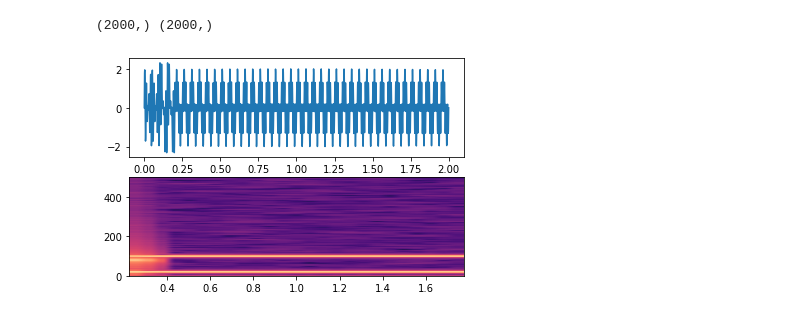
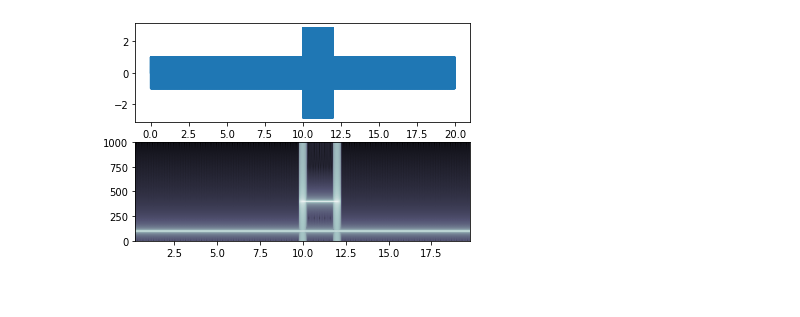
Before and after one commit to farooqhasny/ERT3PY, a Jupyter notebook: ERT3FFT.ipynb, the cells around one changed output. Drawn from its saved outputs; the diff is of its cells as text; code cells hidden in the pictures.

```diff
--- a/ERT3FFT.ipynb
+++ b/ERT3FFT.ipynb
@@ -42,16 +40,30 @@ xf  (1000,) 2000 (2000,)
 # %%
-NFFT = 512  # the length of the windowing segments
-print(t.shape,y.shape)
+# Fixing random state for reproducibility
+np.random.seed(19680801)
+
+dt = 0.0005
+t = np.arange(0.0, 20.0, dt)
+s1 = np.sin(2 * np.pi * 100 * t)
+s2 = 2 * np.sin(2 * np.pi * 400 * t)
+
+# create a transient "chirp"
+s2[t <= 10] = s2[12 <= t] = 0
+
+# add some noise into the mix
+nse = 0.01 * np.random.random(size=len(t))
+
+x = s1 + s2 # + nse  # the signal
+NFFT = 1024  # the length of the windowing segments
+Fs = int(1.0 / dt)  # the sampling frequency
+
 fig, (ax1, ax2) = plt.subplots(nrows=2)
-ax1.plot(t, y)
-# ax1.plot(t[:800], y[:800])
-Pxx, freqs, bins, im = ax2.specgram(y, NFFT=NFFT, Fs=Fs, noverlap=450,cmap="magma")
+ax1.plot(t, x)
+Pxx, freqs, bins, im = ax2.specgram(x, NFFT=NFFT, Fs=Fs, noverlap=900,cmap="bone")
 # The `specgram` method returns 4 objects. They are:
 # - Pxx: the periodogram
 # - freqs: the frequency vector
 # - bins: the centers of the time bins
 # - im: the .image.AxesImage instance representing the data in the plot
 plt.show()
 # %% [output]
-(2000,) (2000,)
-[figure, old version]
+[figure, new version]
```
Also changed, not shown: parts of 2 cells of this notebook.
